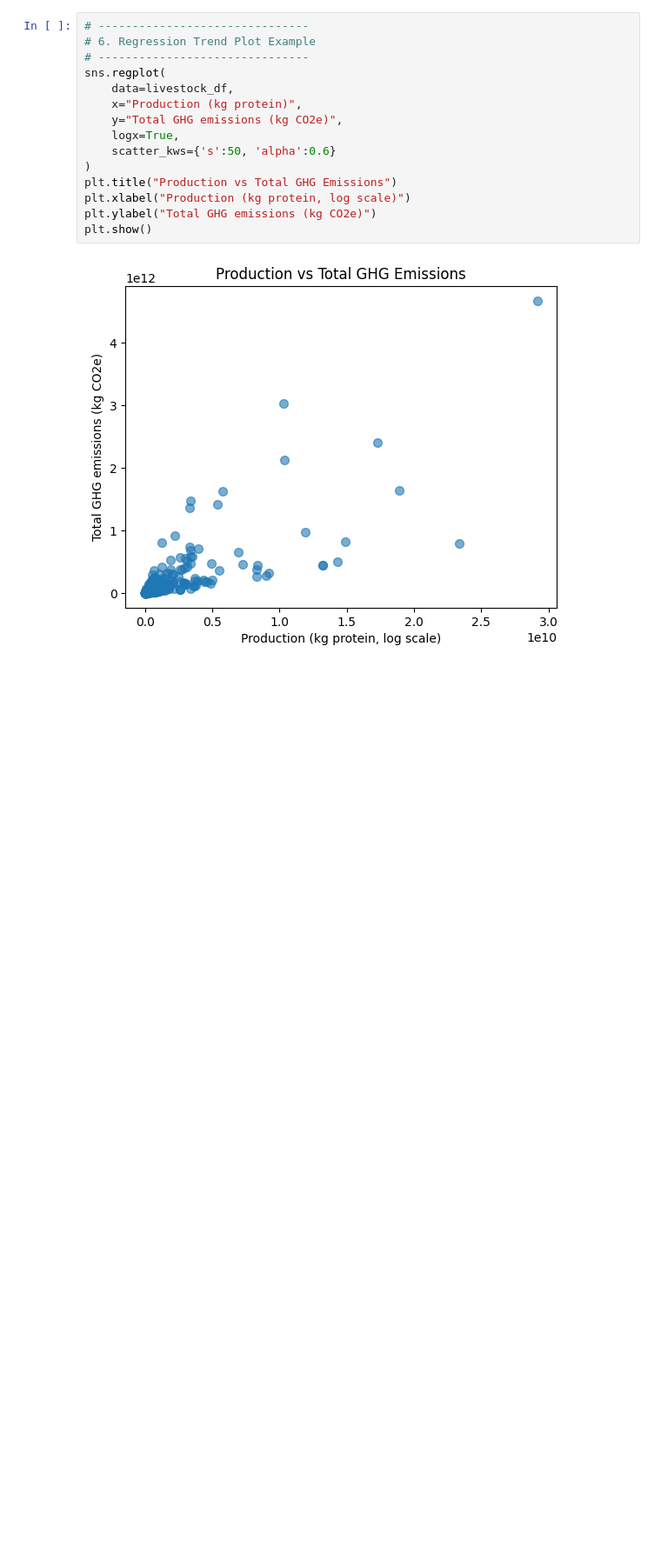
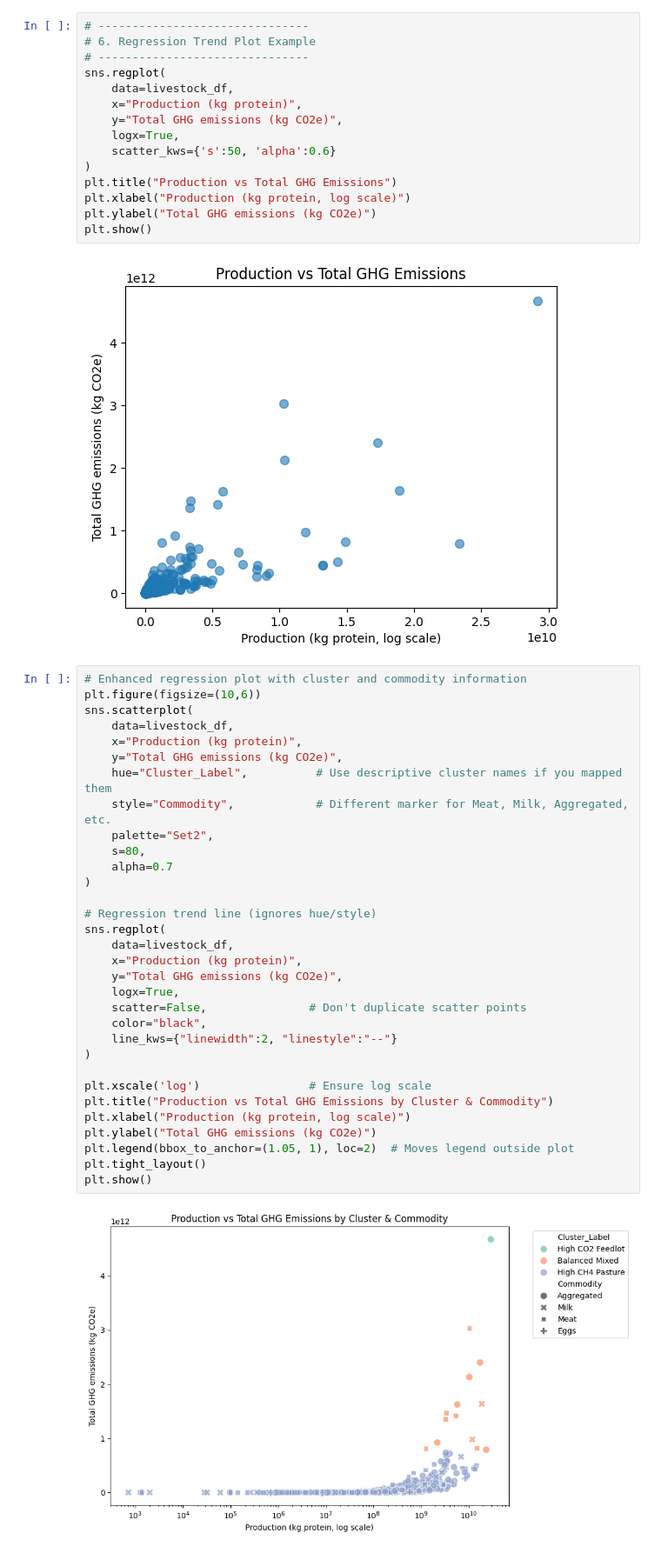
Before and after one commit to dfintel25/Emissions_Analysis_Capstone, a Jupyter notebook: notebooks/livestock_emissions_ML.ipynb, the cells around one changed output. Shown at 87% size. Drawn from its saved outputs; the diff is of its cells as text; blank space fills up the shorter version.

Commit message:
livestock ML enhancements

```diff
--- a/notebooks/livestock_emissions_ML.ipynb
+++ b/notebooks/livestock_emissions_ML.ipynb
@@ -230,3 +244,37 @@ plt.ylabel("Total GHG emissions (kg CO2e)")
 plt.show()
 # %% [output]
 [figure]
+# %%
+# Enhanced regression plot with cluster and commodity information
+plt.figure(figsize=(10,6))
+sns.scatterplot(
+    data=livestock_df,
+    x="Production (kg protein)",
+    y="Total GHG emissions (kg CO2e)",
+    hue="Cluster_Label",          # Use descriptive cluster names if you mapped them
+    style="Commodity",            # Different marker for Meat, Milk, Aggregated, etc.
+    palette="Set2",
+    s=80,
+    alpha=0.7
+)
+
+# Regression trend line (ignores hue/style)
+sns.regplot(
+    data=livestock_df,
+    x="Production (kg protein)",
+    y="Total GHG emissions (kg CO2e)",
+    logx=True,
+    scatter=False,               # Don't duplicate scatter points
+    color="black",
+    line_kws={"linewidth":2, "linestyle":"--"}
+)
+
+plt.xscale('log')                # Ensure log scale
+plt.title("Production vs Total GHG Emissions by Cluster & Commodity")
+plt.xlabel("Production (kg protein, log scale)")
+plt.ylabel("Total GHG emissions (kg CO2e)")
+plt.legend(bbox_to_anchor=(1.05, 1), loc=2)  # Moves legend outside plot
+plt.tight_layout()
+plt.show()
+# %% [output]
+[figure, added]
```
Also changed, not shown: parts of 1 cell of this notebook.
